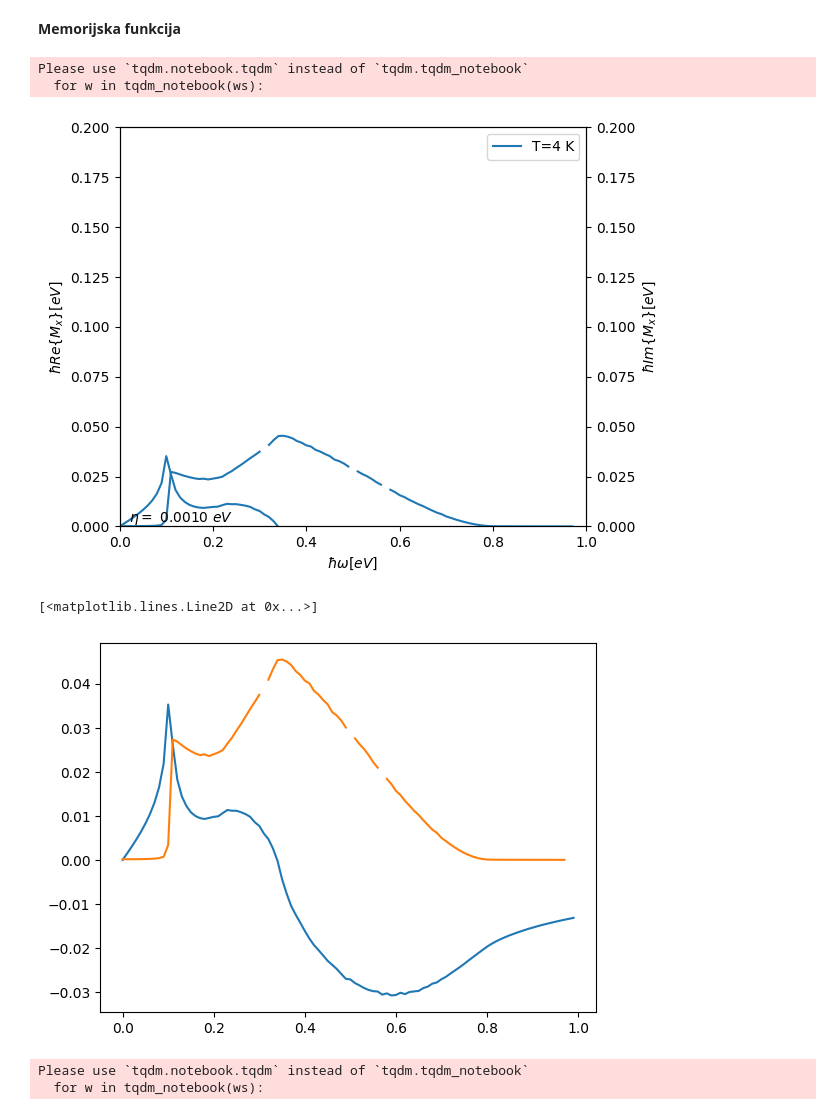
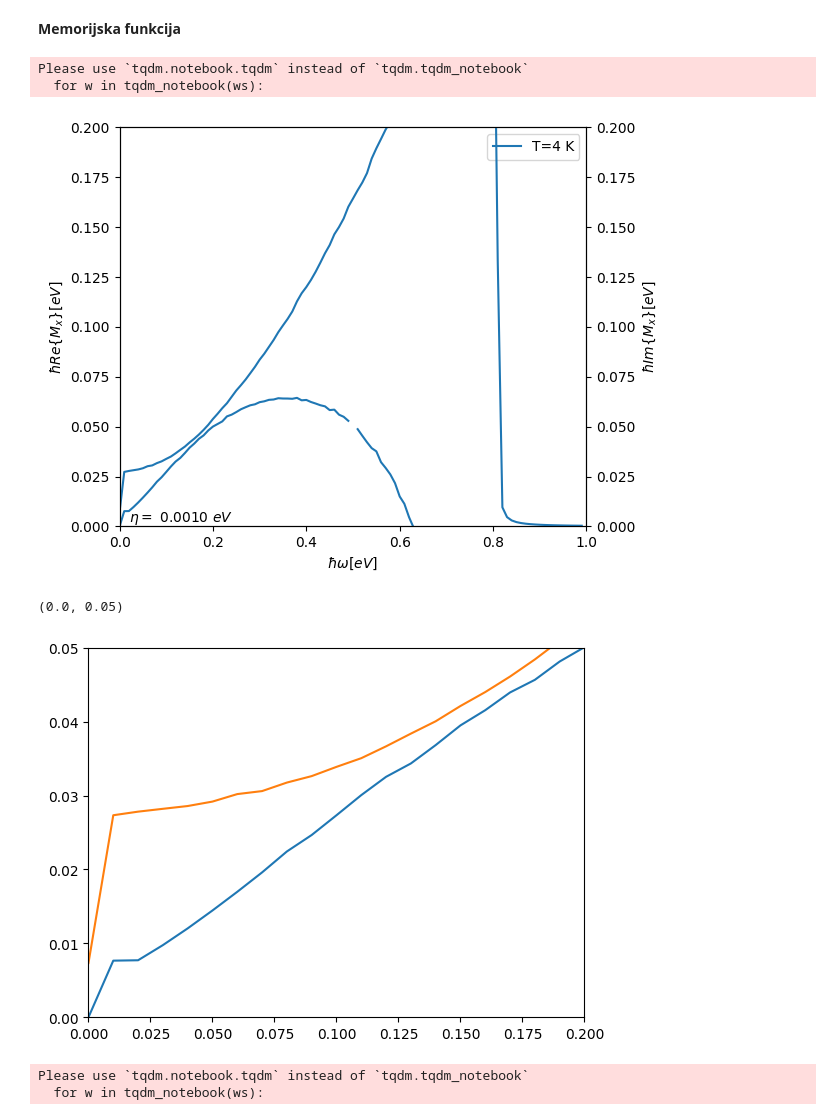
Before and after one commit to ppapac/24112024_memfn, a Jupyter notebook: MemoryDirac3D_usingTQ_020626_cutoff_cpl - Copy (2).ipynb, the cells around one changed output. Drawn from its saved outputs; the diff is of its cells as text; code cells hidden in the pictures.

```diff
--- a/MemoryDirac3D_usingTQ_020626_cutoff_cpl - Copy (2).ipynb
+++ b/MemoryDirac3D_usingTQ_020626_cutoff_cpl - Copy (2).ipynb
@@ -43,7 +43,7 @@ c = 3500
 Kf_ = Kf_20 / hbar / vf * a  # Fermi unitless
 K_c = Kf_  # cutoff for coupling unitless
 Kf_max = W / hbar / vf * a  # cutoff 1eV unitless
-c_s_tilde = 0.03  # hbar_w_ac_max / hbar / vf * a
+c_s_tilde = hbar * c / a  # hbar_w_ac_max / hbar / vf * a
 hbar_w_ac_max = c_s_tilde * hbar * vf / a
 G_op2 = alpha_op
 G_ac2 = alpha_ac * hbar * vf / a
@@ -124,11 +124,7 @@ def coupling(K_c, abs_dK):
 
 
 def hbar_ac(K):
-    arg = c_s_tilde * K
-    if isinstance(K, torch.Tensor):
-        return torch.sqrt(arg)
-    else:
-        return np.sqrt(arg)
+    return c_s_tilde * K
 # %%
 print(eff_concetration(0))  # T=0 numerički
 print(4 * pi / 3 * 2 / (2 * pi) ** 3 * Kf_20**2 / hbar**3 / vf)  # T=0 analitički
@@ -233,10 +229,16 @@ def ss_sum_part(K_, K, alpha, hbar_w, hbar_w_ph, T, u, eta, K_c):
 
         return (
             (
-                bose_einstein(hbar_w_ph(K), T)
+                bose_einstein(hbar_w_ph(abs_k_k_), T)
                 + fermi_dirac(s1 * s2 * eps(K), s1 * s2 * u, T)
             )
-            / (hbar_w + s1 * eps(K_) - s1 * eps(K) + s2 * hbar_w_ph(K) + eta * 1j)
+            / (
+                hbar_w
+                + s1 * eps(K_)
+                - s1 * eps(K)
+                + s2 * hbar_w_ph(abs_k_k_)
+                + eta * 1j
+            )
             * coupling(K_c, abs_k_k_)
         )
 
@@ -306,7 +308,7 @@ def mem_fn_op(ss_sum_fn, hbar_w, hbar_w_ph, u, T, eta, K_c):
 # %%
 fig, *axs = setup_plot(x_lim=[0, 1], y_lim=[0, 0.2])
 integrals = calculate_integral_points(
-    mem_fn_op, ss_sum_real, ss_sum_imag, hbar_ac, T=T_0, K_c=3 * Kf_
+    mem_fn_op, ss_sum_real, ss_sum_imag, hbar_ac, T=T_0, K_c=50 * Kf_
 )
 arrays_to_csv(
     np.array(ws_0.to("cpu")),
@@ -324,13 +326,15 @@ fig.tight_layout()
 # %% [output]
 Please use `tqdm.notebook.tqdm` instead of `tqdm.tqdm_notebook`
   for w in tqdm_notebook(ws):
-[figure, old version]
+[figure, new version]
 # %%
 plt.plot(ws_0.to("cpu"), integrals[0])
 plt.plot(ws_0.to("cpu"), integrals[1])
+plt.xlim(0, 0.2)
+plt.ylim(0, 0.05)
 # %% [output]
-[<matplotlib.lines.Line2D at 0x...>]
+(0.0, 0.05)
-[figure, old version]
+[figure, new version]
 # %%
 fig, ax = plt.subplots(10, 2, figsize=(7, 20), dpi=200)
 for i, kc in enumerate([1 / 4, 1, 1.5, 2, 2.5, 3, 3.5, 4.25, 5, 8]):
```
Also changed, not shown: parts of 8 cells of this notebook, 2 other files.
